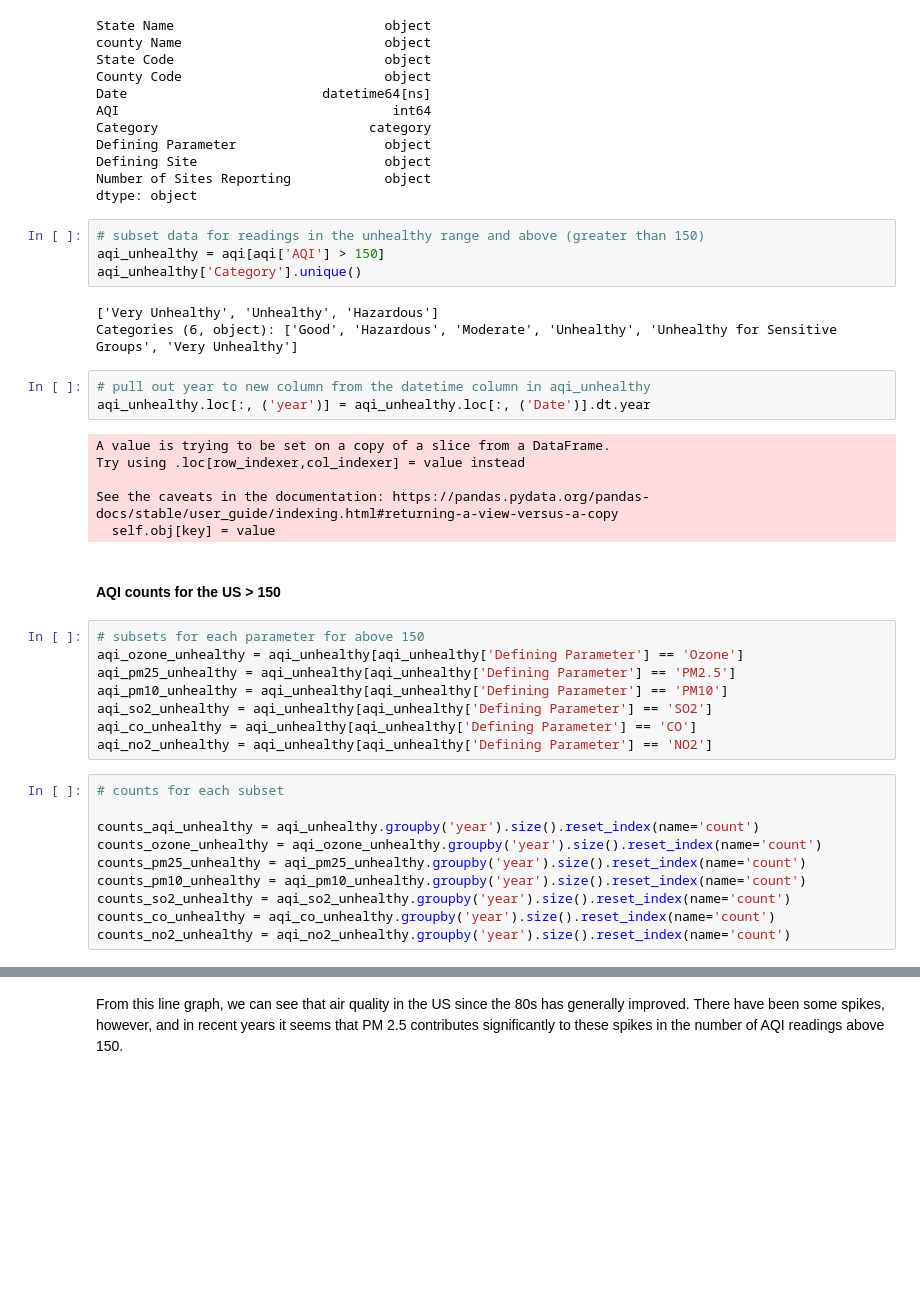
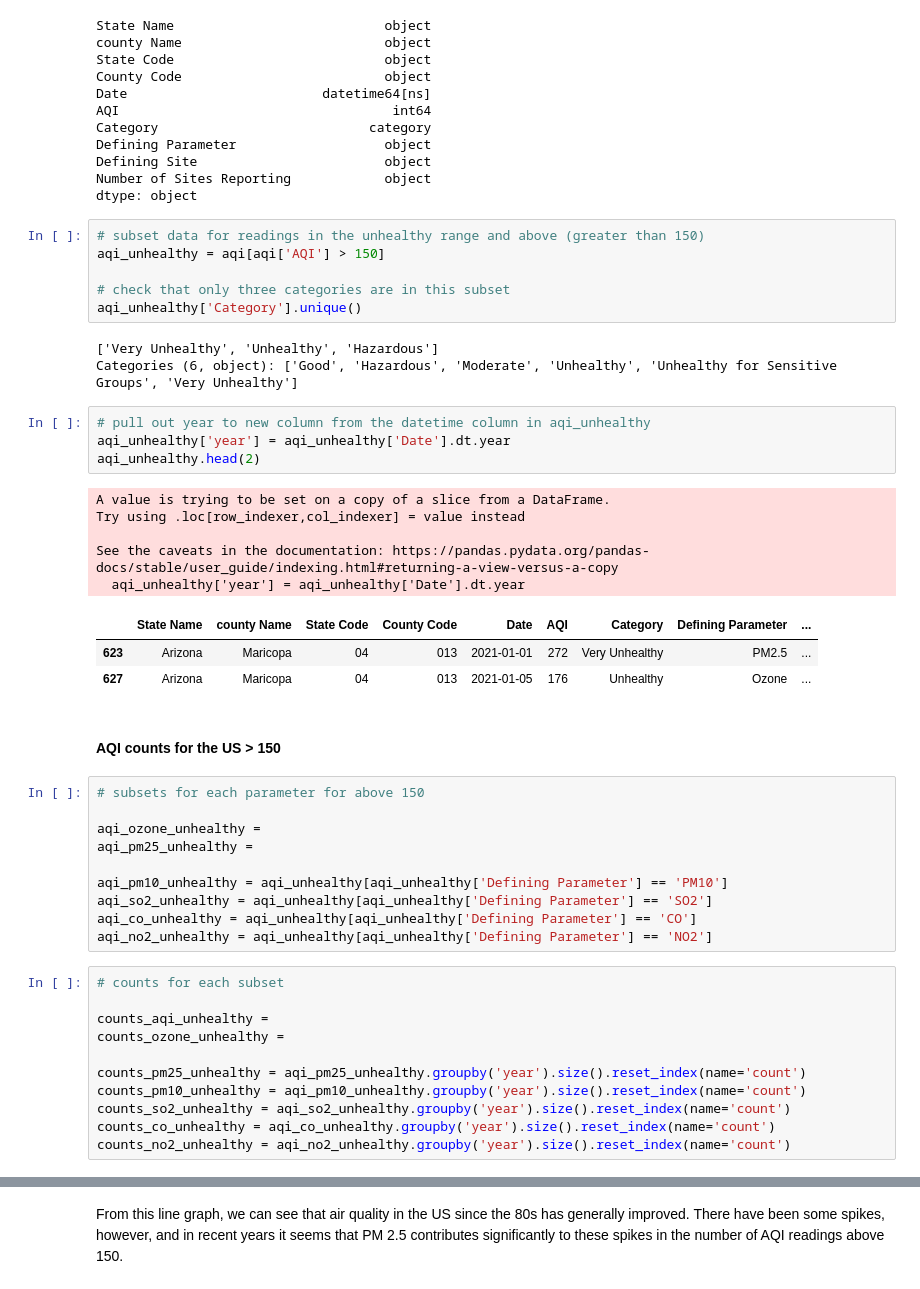
Before and after one commit to aqi-science/notebook, a Jupyter notebook: AQI_analysis_empty.ipynb, the cells around one changed output, grey strips where cells are left out. Saved outputs shown, nothing was run; the diff lists cells and outputs as text; blank space fills up the shorter version.

```diff
--- a/AQI_analysis_empty.ipynb
+++ b/AQI_analysis_empty.ipynb
@@ -325,25 +297,33 @@ dtype: object
 # %%
 # subset data for readings in the unhealthy range and above (greater than 150)
 aqi_unhealthy = aqi[aqi['AQI'] > 150]
+
+# check that only three categories are in this subset
 aqi_unhealthy['Category'].unique()
 # %% [output]
 ['Very Unhealthy', 'Unhealthy', 'Hazardous']
 Categories (6, object): ['Good', 'Hazardous', 'Moderate', 'Unhealthy', 'Unhealthy for Sensitive Groups', 'Very Unhealthy']
 # %%
 # pull out year to new column from the datetime column in aqi_unhealthy
-aqi_unhealthy.loc[:, ('year')] = aqi_unhealthy.loc[:, ('Date')].dt.year
+aqi_unhealthy['year'] = aqi_unhealthy['Date'].dt.year
+aqi_unhealthy.head(2)
 # %% [output]
 A value is trying to be set on a copy of a slice from a DataFrame.
 Try using .loc[row_indexer,col_indexer] = value instead
 
 See the caveats in the documentation: https://pandas.pydata.org/pandas-docs/stable/user_guide/indexing.html#returning-a-view-versus-a-copy
-  self.obj[key] = value
+  aqi_unhealthy['year'] = aqi_unhealthy['Date'].dt.year
+|  | State Name | county Name | State Code | County Code | Date | AQI | Category | Defining Parameter | ... |
+| 623 | Arizona | Maricopa | 04 | 013 | 2021-01-01 | 272 | Very Unhealthy | PM2.5 | ... |
+| 627 | Arizona | Maricopa | 04 | 013 | 2021-01-05 | 176 | Unhealthy | Ozone | ... |
 # %% [markdown]
 #### AQI counts for the US > 150
 # %%
 # subsets for each parameter for above 150
-aqi_ozone_unhealthy = aqi_unhealthy[aqi_unhealthy['Defining Parameter'] == 'Ozone']
-aqi_pm25_unhealthy = aqi_unhealthy[aqi_unhealthy['Defining Parameter'] == 'PM2.5']
+
+aqi_ozone_unhealthy =
+aqi_pm25_unhealthy =
+
 aqi_pm10_unhealthy = aqi_unhealthy[aqi_unhealthy['Defining Parameter'] == 'PM10']
 aqi_so2_unhealthy = aqi_unhealthy[aqi_unhealthy['Defining Parameter'] == 'SO2']
 aqi_co_unhealthy = aqi_unhealthy[aqi_unhealthy['Defining Parameter'] == 'CO']
@@ -351,8 +331,9 @@ aqi_no2_unhealthy = aqi_unhealthy[aqi_unhealthy['Defining Parameter'] == 'NO2']
 # %%
 # counts for each subset
 
-counts_aqi_unhealthy = aqi_unhealthy.groupby('year').size().reset_index(name='count')
-counts_ozone_unhealthy = aqi_ozone_unhealthy.groupby('year').size().reset_index(name='count')
+counts_aqi_unhealthy =
+counts_ozone_unhealthy =
+
 counts_pm25_unhealthy = aqi_pm25_unhealthy.groupby('year').size().reset_index(name='count')
 counts_pm10_unhealthy = aqi_pm10_unhealthy.groupby('year').size().reset_index(name='count')
 counts_so2_unhealthy = aqi_so2_unhealthy.groupby('year').size().reset_index(name='count')
```
Also changed, not shown: parts of 29 cells of this notebook, 1 other file.
